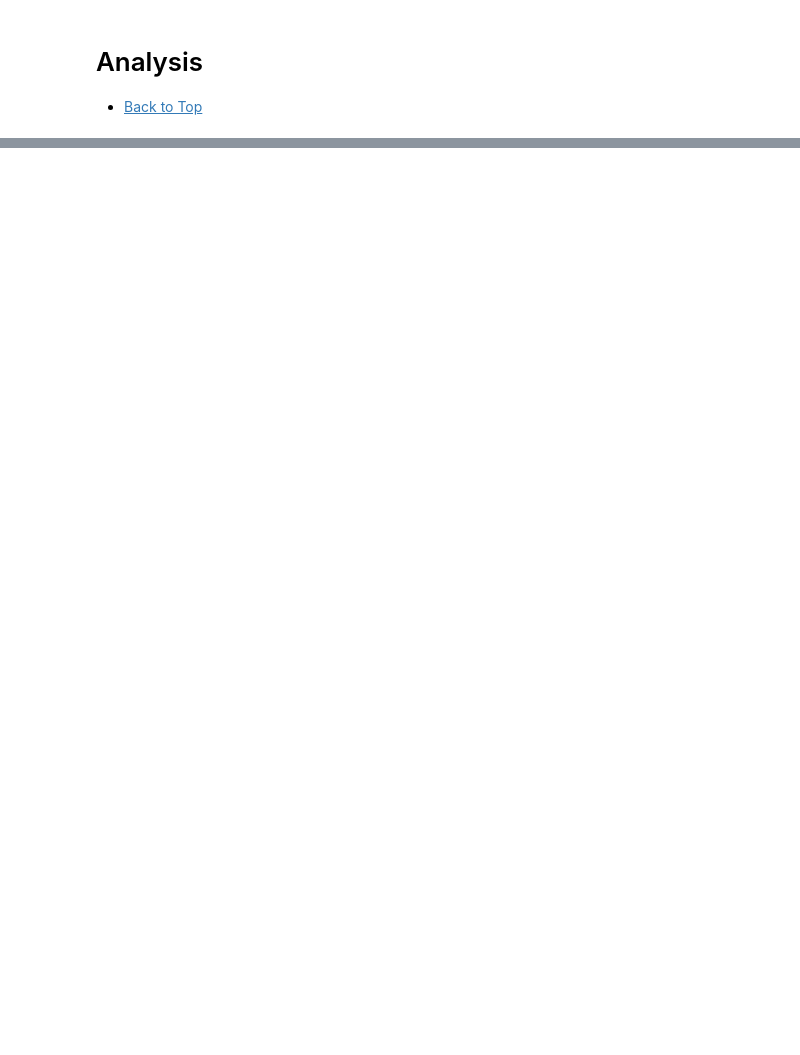
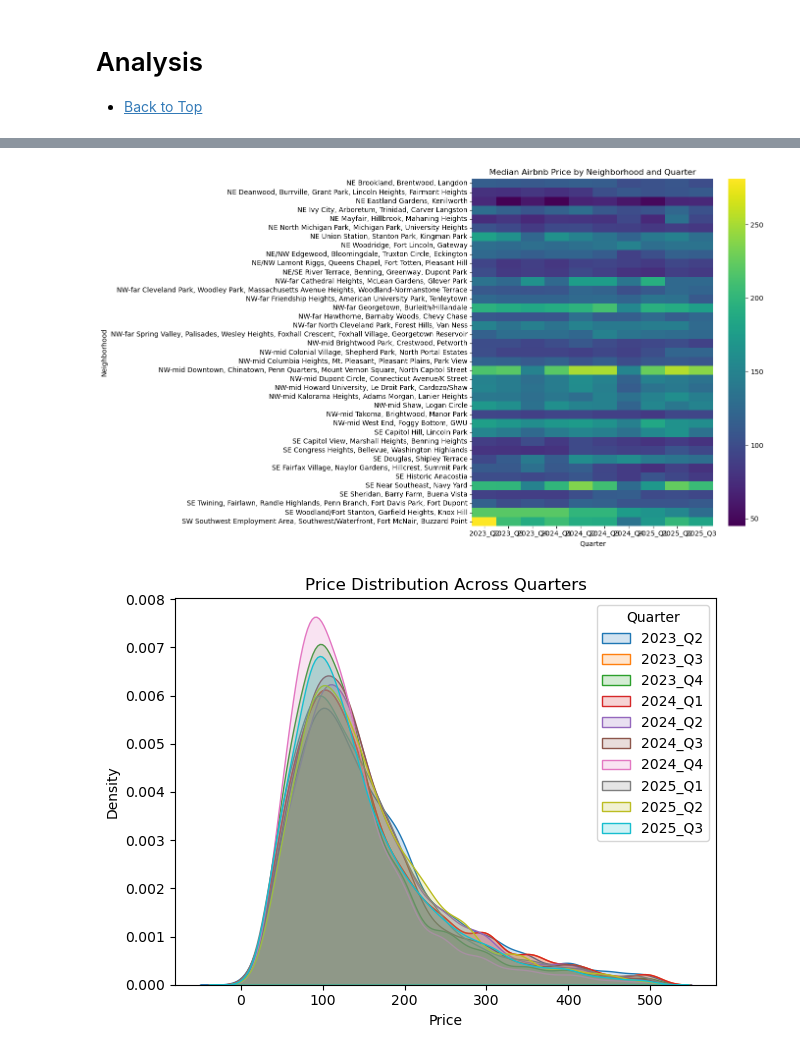
Before and after one commit to johbry17/Capital-Crashpad, a Jupyter notebook: notebooks/eda_2026.ipynb, the cells around one changed output, grey strips where cells are left out. Saved outputs shown, nothing was run; the diff lists cells and outputs as text; code cells hidden in the pictures; blank space fills up the shorter version.

```diff
--- a/notebooks/eda_2026.ipynb
+++ b/notebooks/eda_2026.ipynb
@@ -513,0 +596,43 @@ LINE 1: SELECT * FROM listing_presence LIMIT 5
+# %%
+# median price per quarter per neighborhood
+df_nbhd = pd.read_sql(
+    """
+    SELECT
+        quarter,
+        quarter_index,
+        neighborhood,
+        median_price
+    FROM neighborhood_trends
+    ORDER BY neighborhood, quarter_index;
+    """,
+    engine,
+)
+
+# 2. heatmap of median price per neighborhood per quarter
+pivot = df_nbhd.pivot(index="neighborhood", columns="quarter", values="median_price")
+plt.figure(figsize=(14, 8))
+sns.heatmap(pivot, annot=False, cmap="viridis")
+plt.title("Median Airbnb Price by Neighborhood and Quarter")
+plt.xlabel("Quarter")
+plt.ylabel("Neighborhood")
+plt.tight_layout()
+plt.show()
+
+# 3. Distribution plots across time
+cutoff = 500
+quarters = df_dc["quarter"].tolist()
+for q in quarters:
+    query_dist = f"""
+    SELECT price FROM listings_long WHERE quarter = '{q}' AND price <= {cutoff};
+    """
+    df_dist = pd.read_sql(query_dist, engine)
+    sns.kdeplot(df_dist["price"], label=q, fill=True, alpha=0.2)
+plt.title("Price Distribution Across Quarters")
+plt.xlabel("Price")
+plt.ylabel("Density")
+plt.legend(title="Quarter")
+plt.tight_layout()
+plt.show()
+# %% [output]
+[figure, added]
+[figure, added]
```
Also changed, not shown: parts of 25 cells of this notebook, 1 other file.
